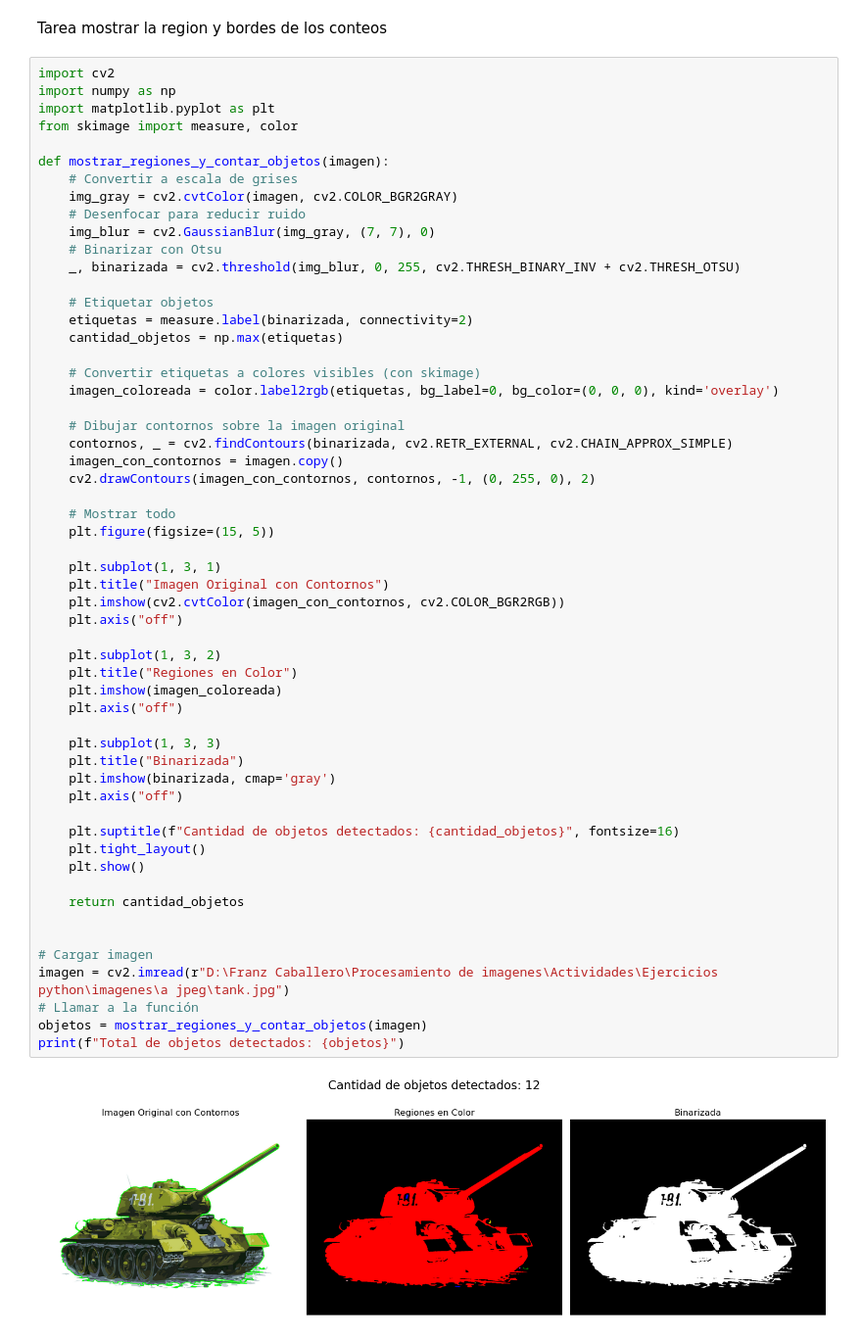
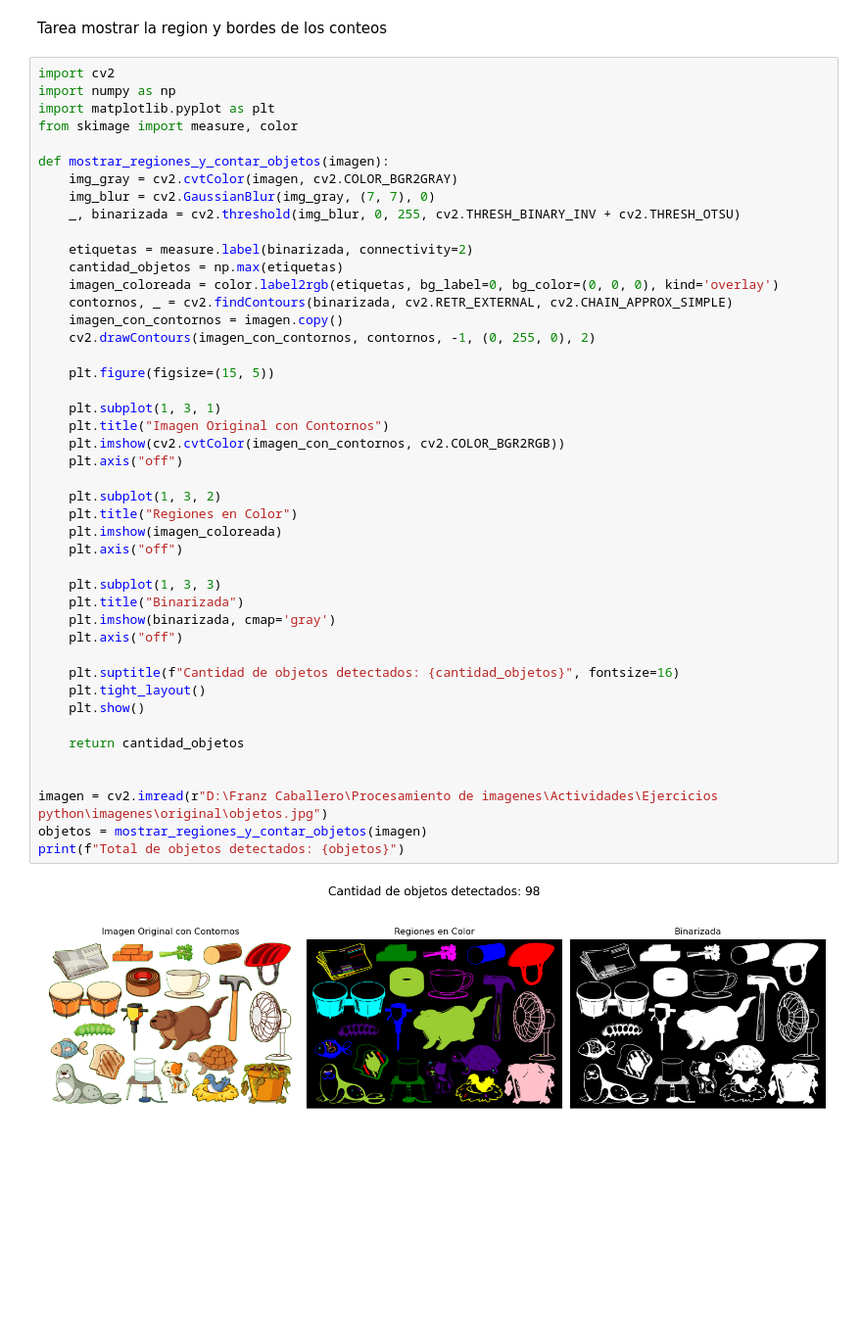
Before and after one commit to FcCaba/Procesamiento-De-Imagenes, a Jupyter notebook: unidad2/bordes_objetos.ipynb, the cells around one changed output. Shown at 98% size. Drawn from its saved outputs; the diff is of its cells as text; blank space fills up the shorter version.

```diff
--- a/unidad2/bordes_objetos.ipynb
+++ b/unidad2/bordes_objetos.ipynb
@@ -122,54 +121,43 @@ import matplotlib.pyplot as plt
 from skimage import measure, color
 
 def mostrar_regiones_y_contar_objetos(imagen):
-    # Convertir a escala de grises
     img_gray = cv2.cvtColor(imagen, cv2.COLOR_BGR2GRAY)
-    # Desenfocar para reducir ruido
     img_blur = cv2.GaussianBlur(img_gray, (7, 7), 0)
-    # Binarizar con Otsu
     _, binarizada = cv2.threshold(img_blur, 0, 255, cv2.THRESH_BINARY_INV + cv2.THRESH_OTSU)
 
-    # Etiquetar objetos
     etiquetas = measure.label(binarizada, connectivity=2)
     cantidad_objetos = np.max(etiquetas)
-
-    # Convertir etiquetas a colores visibles (con skimage)
     imagen_coloreada = color.label2rgb(etiquetas, bg_label=0, bg_color=(0, 0, 0), kind='overlay')
-
-    # Dibujar contornos sobre la imagen original
     contornos, _ = cv2.findContours(binarizada, cv2.RETR_EXTERNAL, cv2.CHAIN_APPROX_SIMPLE)
     imagen_con_contornos = imagen.copy()
     cv2.drawContours(imagen_con_contornos, contornos, -1, (0, 255, 0), 2)
 
-    # Mostrar todo
     plt.figure(figsize=(15, 5))
 
     plt.subplot(1, 3, 1)
     plt.title("Imagen Original con Contornos")
     plt.imshow(cv2.cvtColor(imagen_con_contornos, cv2.COLOR_BGR2RGB))
     plt.axis("off")
 
     plt.subplot(1, 3, 2)
     plt.title("Regiones en Color")
     plt.imshow(imagen_coloreada)
     plt.axis("off")
 
     plt.subplot(1, 3, 3)
     plt.title("Binarizada")
     plt.imshow(binarizada, cmap='gray')
     plt.axis("off")
 
     plt.suptitle(f"Cantidad de objetos detectados: {cantidad_objetos}", fontsize=16)
     plt.tight_layout()
     plt.show()
 
     return cantidad_objetos
 
 
-# Cargar imagen
-imagen = cv2.imread(r"D:\Franz Caballero\Procesamiento de imagenes\Actividades\Ejercicios python\imagenes\a jpeg\tank.jpg")
-# Llamar a la función
+imagen = cv2.imread(r"D:\Franz Caballero\Procesamiento de imagenes\Actividades\Ejercicios python\imagenes\original\objetos.jpg")
 objetos = mostrar_regiones_y_contar_objetos(imagen)
 print(f"Total de objetos detectados: {objetos}")
 # %% [output]
-[figure, old version]
+[figure, new version]
```
Also changed, not shown: parts of 10 cells of this notebook, 2 other files.
